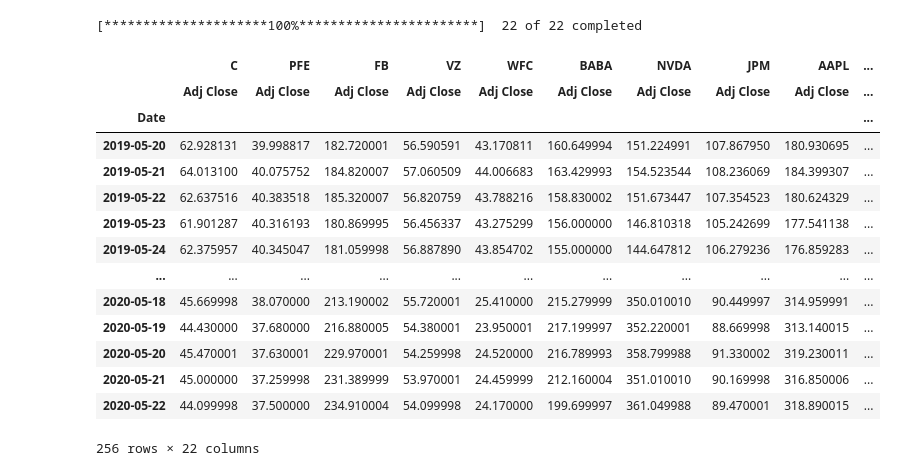
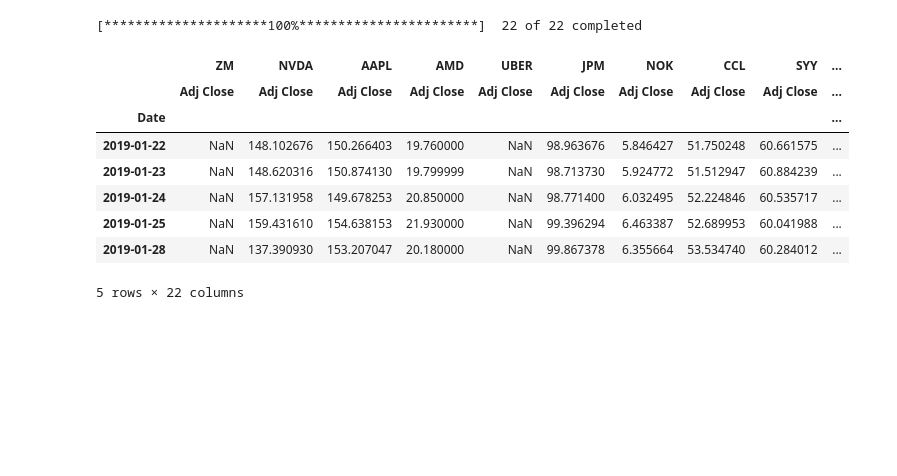
Before and after one commit to AI-Stuff/hudson-and-thames-research, a Jupyter notebook: Labelling/Labels Excess Over Median/Excess over Median.ipynb, the cells around one changed output. Cells and saved outputs as stored; diff of their text form; code cells hidden in the pictures; blank space fills up the shorter version.

```diff
--- a/Labelling/Labels Excess Over Median/Excess over Median.ipynb
+++ b/Labelling/Labels Excess Over Median/Excess over Median.ipynb
@@ -30,25 +31,19 @@ import matplotlib.pyplot as plt
 # %%
 # Load price data for 22 stocks
 tickers = "AAPL MSFT COST PFE SYY F GE BABA AMD CCL ZM FB WFC JPM NVDA CVX AAL UBER C UA VZ NOK"
 
-data = yf.download(tickers, start="2019-05-20", end="2020-05-25",
+data = yf.download(tickers, start="2019-01-20", end="2020-05-25",
                    group_by="ticker")
 data = data.loc[:, (slice(None), 'Adj Close')]
-data
+data.head()
 # %% [output]
 [*********************100%***********************]  22 of 22 completed
-|  | C | PFE | FB | VZ | WFC | BABA | NVDA | JPM | AAPL | ... |
+|  | ZM | NVDA | AAPL | AMD | UBER | JPM | NOK | CCL | SYY | ... |
 |  | Adj Close | Adj Close | Adj Close | Adj Close | Adj Close | Adj Close | Adj Close | Adj Close | Adj Close | ... |
 | Date |  |  |  |  |  |  |  |  |  | ... |
-| 2019-05-20 | 62.928131 | 39.998817 | 182.720001 | 56.590591 | 43.170811 | 160.649994 | 151.224991 | 107.867950 | 180.930695 | ... |
-| 2019-05-21 | 64.013100 | 40.075752 | 184.820007 | 57.060509 | 44.006683 | 163.429993 | 154.523544 | 108.236069 | 184.399307 | ... |
-| 2019-05-22 | 62.637516 | 40.383518 | 185.320007 | 56.820759 | 43.788216 | 158.830002 | 151.673447 | 107.354523 | 180.624329 | ... |
-| 2019-05-23 | 61.901287 | 40.316193 | 180.869995 | 56.456337 | 43.275299 | 156.000000 | 146.810318 | 105.242699 | 177.541138 | ... |
-| 2019-05-24 | 62.375957 | 40.345047 | 181.059998 | 56.887890 | 43.854702 | 155.000000 | 144.647812 | 106.279236 | 176.859283 | ... |
-| ... | ... | ... | ... | ... | ... | ... | ... | ... | ... | ... |
-| 2020-05-18 | 45.669998 | 38.070000 | 213.190002 | 55.720001 | 25.410000 | 215.279999 | 350.010010 | 90.449997 | 314.959991 | ... |
-| 2020-05-19 | 44.430000 | 37.680000 | 216.880005 | 54.380001 | 23.950001 | 217.199997 | 352.220001 | 88.669998 | 313.140015 | ... |
-| 2020-05-20 | 45.470001 | 37.630001 | 229.970001 | 54.259998 | 24.520000 | 216.789993 | 358.799988 | 91.330002 | 319.230011 | ... |
-| 2020-05-21 | 45.000000 | 37.259998 | 231.389999 | 53.970001 | 24.459999 | 212.160004 | 351.010010 | 90.169998 | 316.850006 | ... |
-| 2020-05-22 | 44.099998 | 37.500000 | 234.910004 | 54.099998 | 24.170000 | 199.699997 | 361.049988 | 89.470001 | 318.890015 | ... |
+| 2019-01-22 | NaN | 148.102676 | 150.266403 | 19.760000 | NaN | 98.963676 | 5.846427 | 51.750248 | 60.661575 | ... |
+| 2019-01-23 | NaN | 148.620316 | 150.874130 | 19.799999 | NaN | 98.713730 | 5.924772 | 51.512947 | 60.884239 | ... |
+| 2019-01-24 | NaN | 157.131958 | 149.678253 | 20.850000 | NaN | 98.771400 | 6.032495 | 52.224846 | 60.535717 | ... |
+| 2019-01-25 | NaN | 159.431610 | 154.638153 | 21.930000 | NaN | 99.396294 | 6.463387 | 52.689953 | 60.041988 | ... |
+| 2019-01-28 | NaN | 137.390930 | 153.207047 | 20.180000 | NaN | 99.867378 | 6.355664 | 53.534740 | 60.284012 | ... |
-256 rows × 22 columns
+5 rows × 22 columns
```
Also changed, not shown: parts of 11 cells of this notebook, 1 other file.
